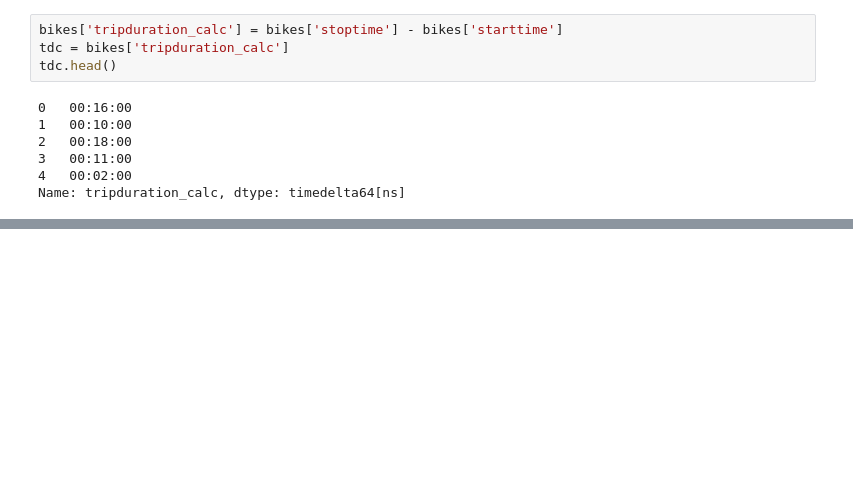
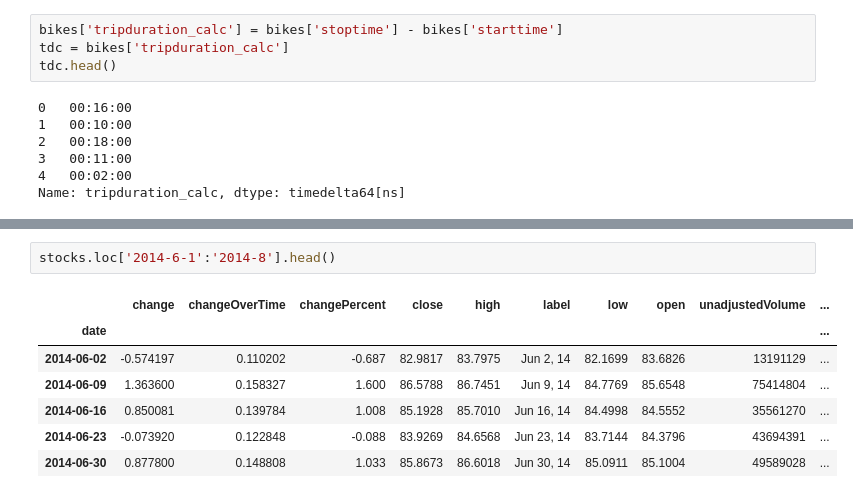
Before and after one commit to estefaniaakers/dunder-data, a Jupyter notebook: dunder-data-bootcamp/04. Time Series/Notes - 04. Time Series.ipynb, the cells around one changed output, grey strips where cells are left out. Saved outputs shown, nothing was run; the diff lists cells and outputs as text; blank space fills up the shorter version.

```diff
--- a/dunder-data-bootcamp/04. Time Series/Notes - 04. Time Series.ipynb
+++ b/dunder-data-bootcamp/04. Time Series/Notes - 04. Time Series.ipynb
@@ -108,0 +172,10 @@ Name: tripduration_calc, dtype: timedelta64[ns]
+# %%
+stocks.loc['2014-6-1':'2014-8'].head()
+# %% [output]
+|  | change | changeOverTime | changePercent | close | high | label | low | open | unadjustedVolume | ... |
+| date |  |  |  |  |  |  |  |  |  | ... |
+| 2014-06-02 | -0.574197 | 0.110202 | -0.687 | 82.9817 | 83.7975 | Jun 2, 14 | 82.1699 | 83.6826 | 13191129 | ... |
+| 2014-06-09 | 1.363600 | 0.158327 | 1.600 | 86.5788 | 86.7451 | Jun 9, 14 | 84.7769 | 85.6548 | 75414804 | ... |
+| 2014-06-16 | 0.850081 | 0.139784 | 1.008 | 85.1928 | 85.7010 | Jun 16, 14 | 84.4998 | 84.5552 | 35561270 | ... |
+| 2014-06-23 | -0.073920 | 0.122848 | -0.088 | 83.9269 | 84.6568 | Jun 23, 14 | 83.7144 | 84.3796 | 43694391 | ... |
+| 2014-06-30 | 0.877800 | 0.148808 | 1.033 | 85.8673 | 86.6018 | Jun 30, 14 | 85.0911 | 85.1004 | 49589028 | ... |
```
Also changed, not shown: parts of 19 cells of this notebook.
